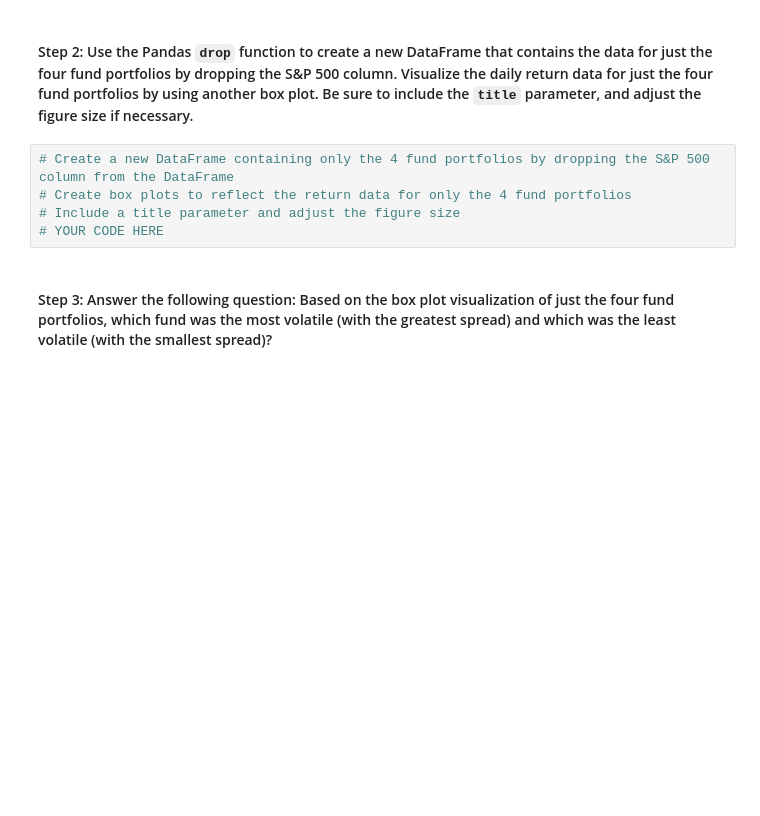
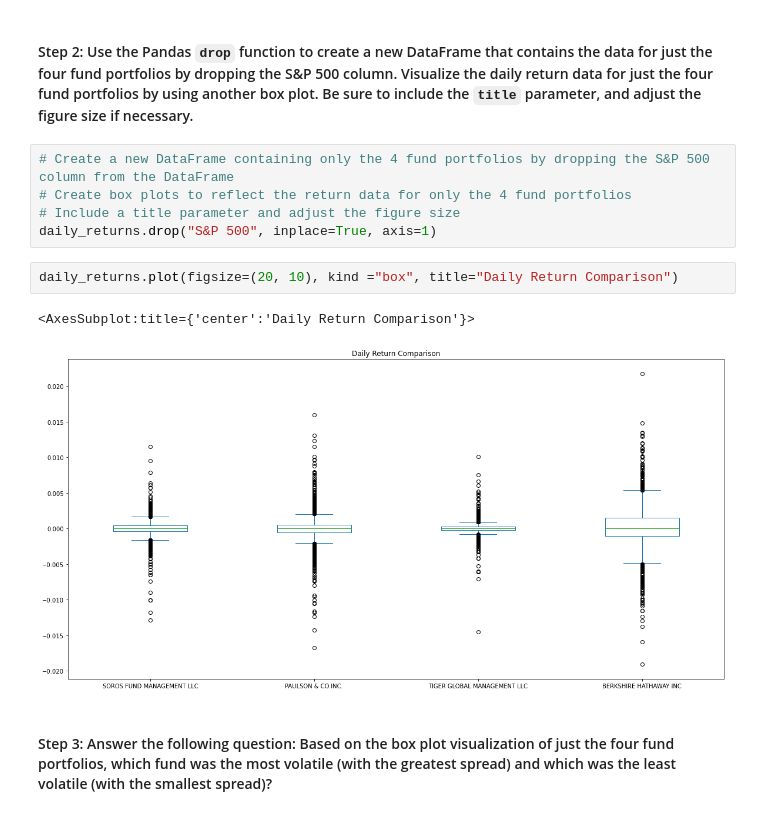
Before and after one commit to DynahB1/Challenge_04, a Jupyter notebook: Starter_Code/risk_return_analysis.ipynb, the cells around one changed output. Saved outputs shown, nothing was run; the diff lists cells and outputs as text; blank space fills up the shorter version.

```diff
--- a/Starter_Code/risk_return_analysis.ipynb
+++ b/Starter_Code/risk_return_analysis.ipynb
@@ -169,7 +211,12 @@ Analyze the volatility of each of the four fund portfolios and of the S&P 500 In
 # Create a new DataFrame containing only the 4 fund portfolios by dropping the S&P 500 column from the DataFrame
 # Create box plots to reflect the return data for only the 4 fund portfolios
 # Include a title parameter and adjust the figure size
-# YOUR CODE HERE
+daily_returns.drop("S&P 500", inplace=True, axis=1)
+# %%
+daily_returns.plot(figsize=(20, 10), kind ="box", title="Daily Return Comparison")
+# %% [output]
+<AxesSubplot:title={'center':'Daily Return Comparison'}>
+[figure, added]
 # %% [markdown]
 #### Step 3: Answer the following question: Based on the box plot visualization of just the four fund portfolios, which fund was the most volatile (with the greatest spread) and which was the least volatile (with the smallest spread)?
 # %% [markdown]
```
Also changed, not shown: parts of 43 cells of this notebook.
